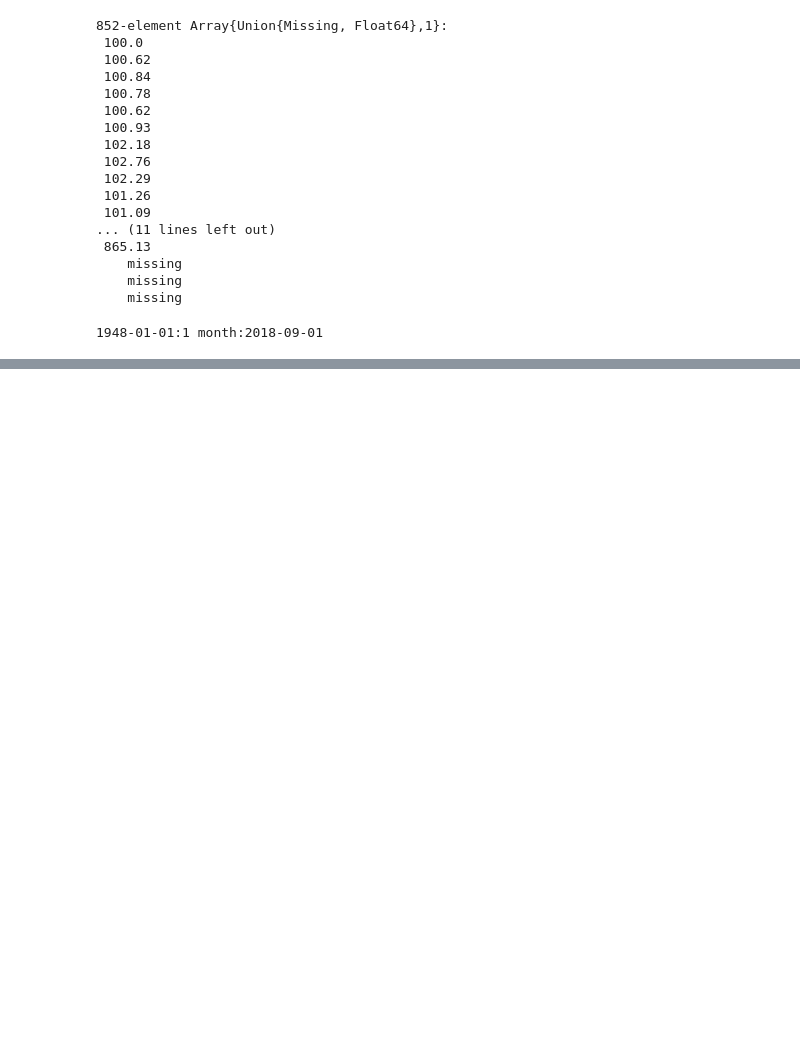
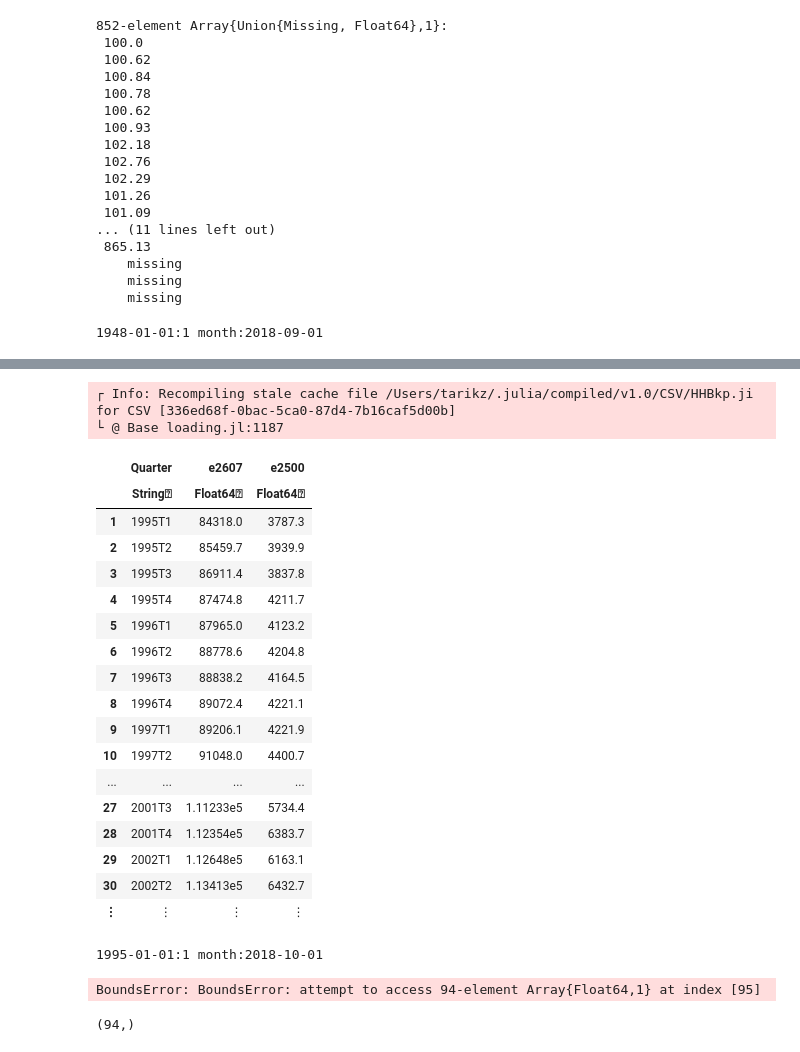
Before and after one commit to tarikgit/julia-lux, a Jupyter notebook: 01-Plotting.ipynb, the cells around one changed output, grey strips where cells are left out. Drawn from its saved outputs; the diff is of its cells as text; code cells hidden in the pictures; blank space fills up the shorter version.

Commit message:
productivity (method 1)

```diff
--- a/01-Plotting.ipynb
+++ b/01-Plotting.ipynb
@@ -507,0 +502,27 @@ Plots.plot( dr_growth_infl_lux, [ growth_infl_lux[1:825] ones(825).*0.02 ], titl
+# %%
+### E2607 Heures travaillées total (HRT) par branche (NaceR2) (en 1 000 d'heures) 1995 - 2018
+### E2500 Principaux agrégats: trois approches (prix courants) (en millions EUR) 1995 - 2018
+### STATEC
+using CSV
+data_productivity_raw = CSV.read("/Users/tarikz/Documents/GitHub/julia-lux/data/e2607-e2500.csv", datarow = 2, delim = ',')
+# %% [output]
+┌ Info: Recompiling stale cache file /Users/tarikz/.julia/compiled/v1.0/CSV/HHBkp.ji for CSV [336ed68f-0bac-5ca0-87d4-7b16caf5d00b]
+└ @ Base loading.jl:1187
+|  | Quarter | e2607 | e2500 |
+|  | String⍰ | Float64⍰ | Float64⍰ |
+| 1 | 1995T1 | 84318.0 | 3787.3 |
+| 2 | 1995T2 | 85459.7 | 3939.9 |
+| 3 | 1995T3 | 86911.4 | 3837.8 |
+| 4 | 1995T4 | 87474.8 | 4211.7 |
+| 5 | 1996T1 | 87965.0 | 4123.2 |
+| 6 | 1996T2 | 88778.6 | 4204.8 |
+| 7 | 1996T3 | 88838.2 | 4164.5 |
+| 8 | 1996T4 | 89072.4 | 4221.1 |
+| 9 | 1997T1 | 89206.1 | 4221.9 |
+| 10 | 1997T2 | 91048.0 | 4400.7 |
+| ... | ... | ... | ... |
+| 27 | 2001T3 | 1.11233e5 | 5734.4 |
+| 28 | 2001T4 | 1.12354e5 | 6383.7 |
+| 29 | 2002T1 | 1.12648e5 | 6163.1 |
+| 30 | 2002T2 | 1.13413e5 | 6432.7 |
+| ⋮ | ⋮ | ⋮ | ⋮ |
@@ -507,0 +544,10 @@ Plots.plot( dr_growth_infl_lux, [ growth_infl_lux[1:825] ones(825).*0.02 ], titl
+# %%
+### Method 2
+### STATEC
+using CSV
+data_ipcn = CSV.read("/Users/tarikz/Documents/GitHub/julia-lux/data/e5101.csv", datarow = 2, delim = ',')
+# Construct dates (quarters)
+using Dates
+dr_ipcn = Dates.Date(1995,1):Dates.Month(1):Dates.Date(2018,10)
+# %% [output]
+1995-01-01:1 month:2018-10-01
@@ -507,0 +559,24 @@ Plots.plot( dr_growth_infl_lux, [ growth_infl_lux[1:825] ones(825).*0.02 ], titl
+# %%
+# Convert monthly data into quarterly
+
+nrows, ncols = size(data_ipcn)
+
+a = ones( size(productivity_lux) )
+a[1] = data_ipcn.ipcn[1]
+
+i = 1
+for j in 1:nrows
+    a[i] = data_ipcn.ipcn[j+3,1]
+    i = i + 1
+#    b = append!( a, data_inflation[1:12,j] )
+#    a = b
+end
+a
+# %% [output]
+BoundsError: BoundsError: attempt to access 94-element Array{Float64,1} at index [95]
+# %%
+### Education data (OECD)
+### https://data.oecd.org/eduresource/education-spending.htm#indicator-chart
+size( productivity_lux )
+# %% [output]
+(94,)
```
Also changed, not shown: parts of 3 cells of this notebook, 10 other files.
